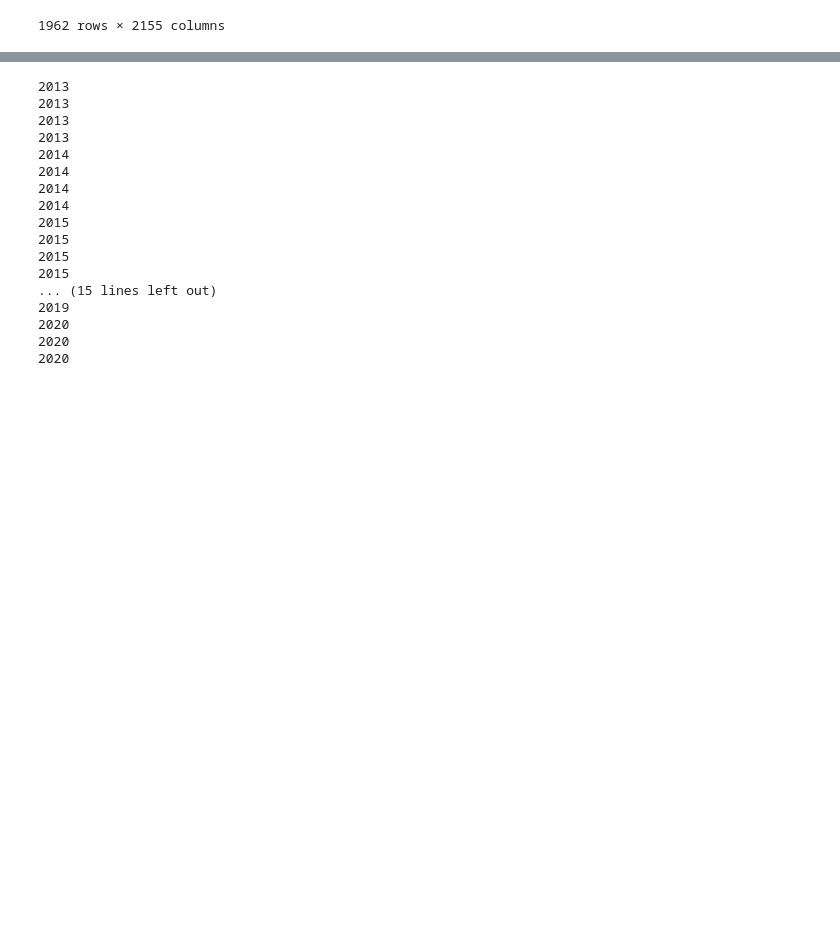
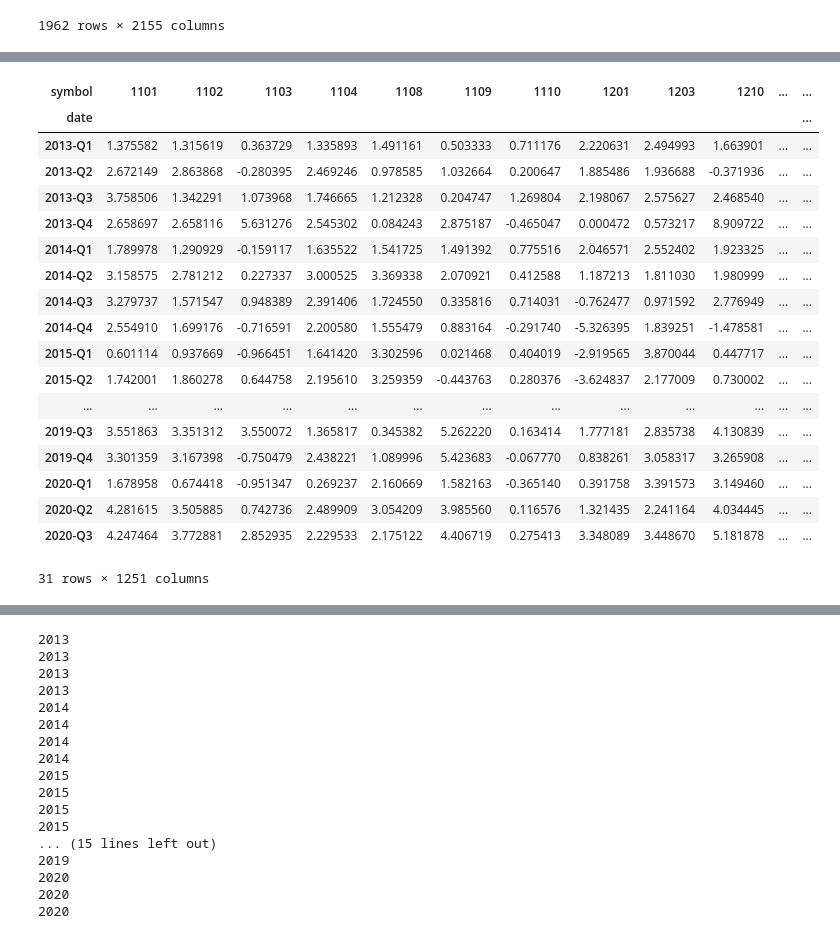
Before and after one commit to max0514/trading_bot, a Jupyter notebook: ROE_filter.ipynb, the cells around one changed output, grey strips where cells are left out. Saved outputs shown, nothing was run; the diff lists cells and outputs as text; code cells hidden in the pictures; blank space fills up the shorter version.

```diff
--- a/ROE_filter.ipynb
+++ b/ROE_filter.ipynb
@@ -53,0 +44,22 @@ KeyError: 'symbol'
+# %%
+cleaned_roe
+# %% [output]
+| symbol | 1101 | 1102 | 1103 | 1104 | 1108 | 1109 | 1110 | 1201 | 1203 | 1210 | ... | ... |
+| date |  |  |  |  |  |  |  |  |  |  |  | ... |
+| 2013-Q1 | 1.375582 | 1.315619 | 0.363729 | 1.335893 | 1.491161 | 0.503333 | 0.711176 | 2.220631 | 2.494993 | 1.663901 | ... | ... |
+| 2013-Q2 | 2.672149 | 2.863868 | -0.280395 | 2.469246 | 0.978585 | 1.032664 | 0.200647 | 1.885486 | 1.936688 | -0.371936 | ... | ... |
+| 2013-Q3 | 3.758506 | 1.342291 | 1.073968 | 1.746665 | 1.212328 | 0.204747 | 1.269804 | 2.198067 | 2.575627 | 2.468540 | ... | ... |
+| 2013-Q4 | 2.658697 | 2.658116 | 5.631276 | 2.545302 | 0.084243 | 2.875187 | -0.465047 | 0.000472 | 0.573217 | 8.909722 | ... | ... |
+| 2014-Q1 | 1.789978 | 1.290929 | -0.159117 | 1.635522 | 1.541725 | 1.491392 | 0.775516 | 2.046571 | 2.552402 | 1.923325 | ... | ... |
+| 2014-Q2 | 3.158575 | 2.781212 | 0.227337 | 3.000525 | 3.369338 | 2.070921 | 0.412588 | 1.187213 | 1.811030 | 1.980999 | ... | ... |
+| 2014-Q3 | 3.279737 | 1.571547 | 0.948389 | 2.391406 | 1.724550 | 0.335816 | 0.714031 | -0.762477 | 0.971592 | 2.776949 | ... | ... |
+| 2014-Q4 | 2.554910 | 1.699176 | -0.716591 | 2.200580 | 1.555479 | 0.883164 | -0.291740 | -5.326395 | 1.839251 | -1.478581 | ... | ... |
+| 2015-Q1 | 0.601114 | 0.937669 | -0.966451 | 1.641420 | 3.302596 | 0.021468 | 0.404019 | -2.919565 | 3.870044 | 0.447717 | ... | ... |
+| 2015-Q2 | 1.742001 | 1.860278 | 0.644758 | 2.195610 | 3.259359 | -0.443763 | 0.280376 | -3.624837 | 2.177009 | 0.730002 | ... | ... |
+| ... | ... | ... | ... | ... | ... | ... | ... | ... | ... | ... | ... | ... |
+| 2019-Q3 | 3.551863 | 3.351312 | 3.550072 | 1.365817 | 0.345382 | 5.262220 | 0.163414 | 1.777181 | 2.835738 | 4.130839 | ... | ... |
+| 2019-Q4 | 3.301359 | 3.167398 | -0.750479 | 2.438221 | 1.089996 | 5.423683 | -0.067770 | 0.838261 | 3.058317 | 3.265908 | ... | ... |
+| 2020-Q1 | 1.678958 | 0.674418 | -0.951347 | 0.269237 | 2.160669 | 1.582163 | -0.365140 | 0.391758 | 3.391573 | 3.149460 | ... | ... |
+| 2020-Q2 | 4.281615 | 3.505885 | 0.742736 | 2.489909 | 3.054209 | 3.985560 | 0.116576 | 1.321435 | 2.241164 | 4.034445 | ... | ... |
+| 2020-Q3 | 4.247464 | 3.772881 | 2.852935 | 2.229533 | 2.175122 | 4.406719 | 0.275413 | 3.348089 | 3.448670 | 5.181878 | ... | ... |
+31 rows × 1251 columns
```
Also changed, not shown: parts of 8 cells of this notebook.
